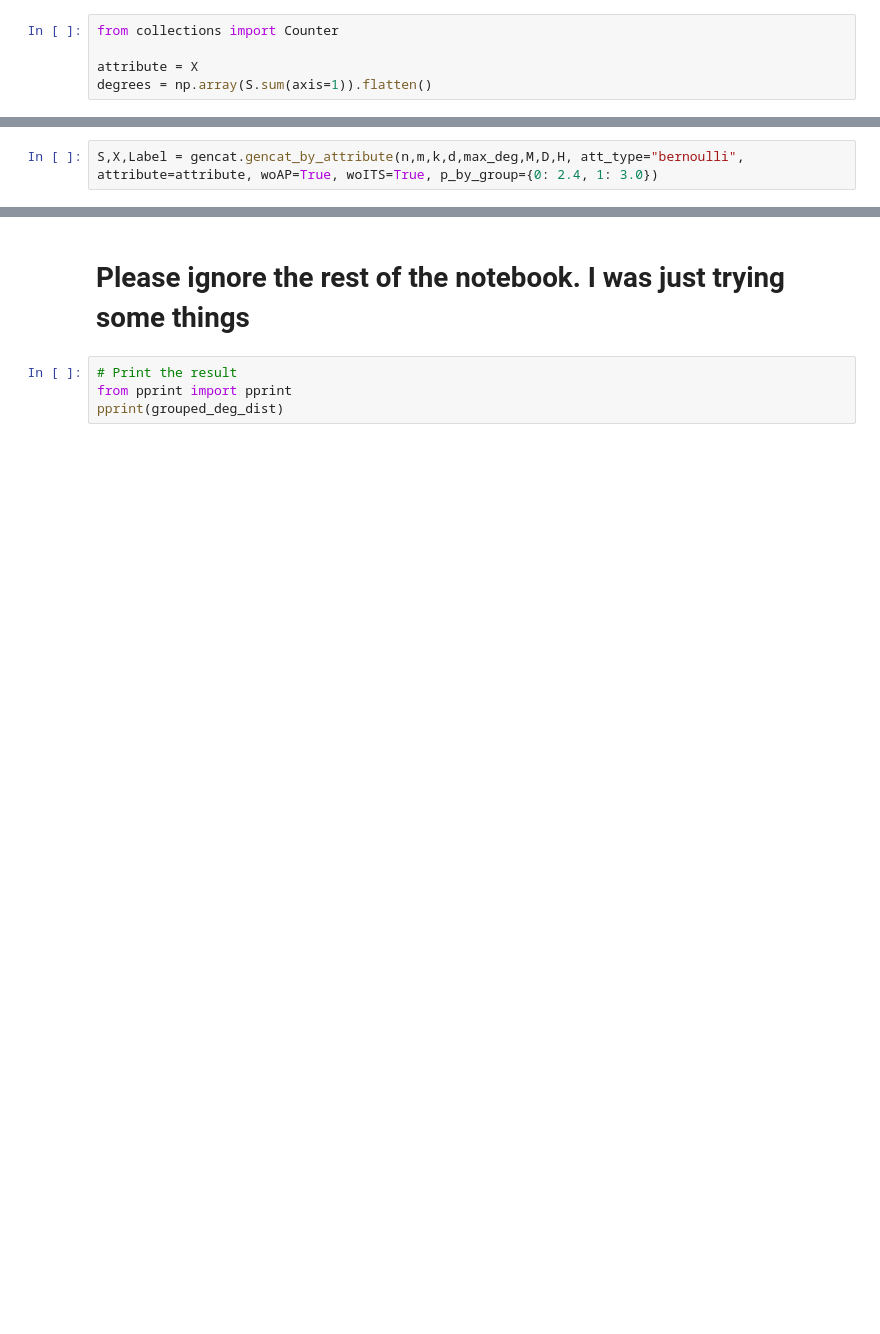
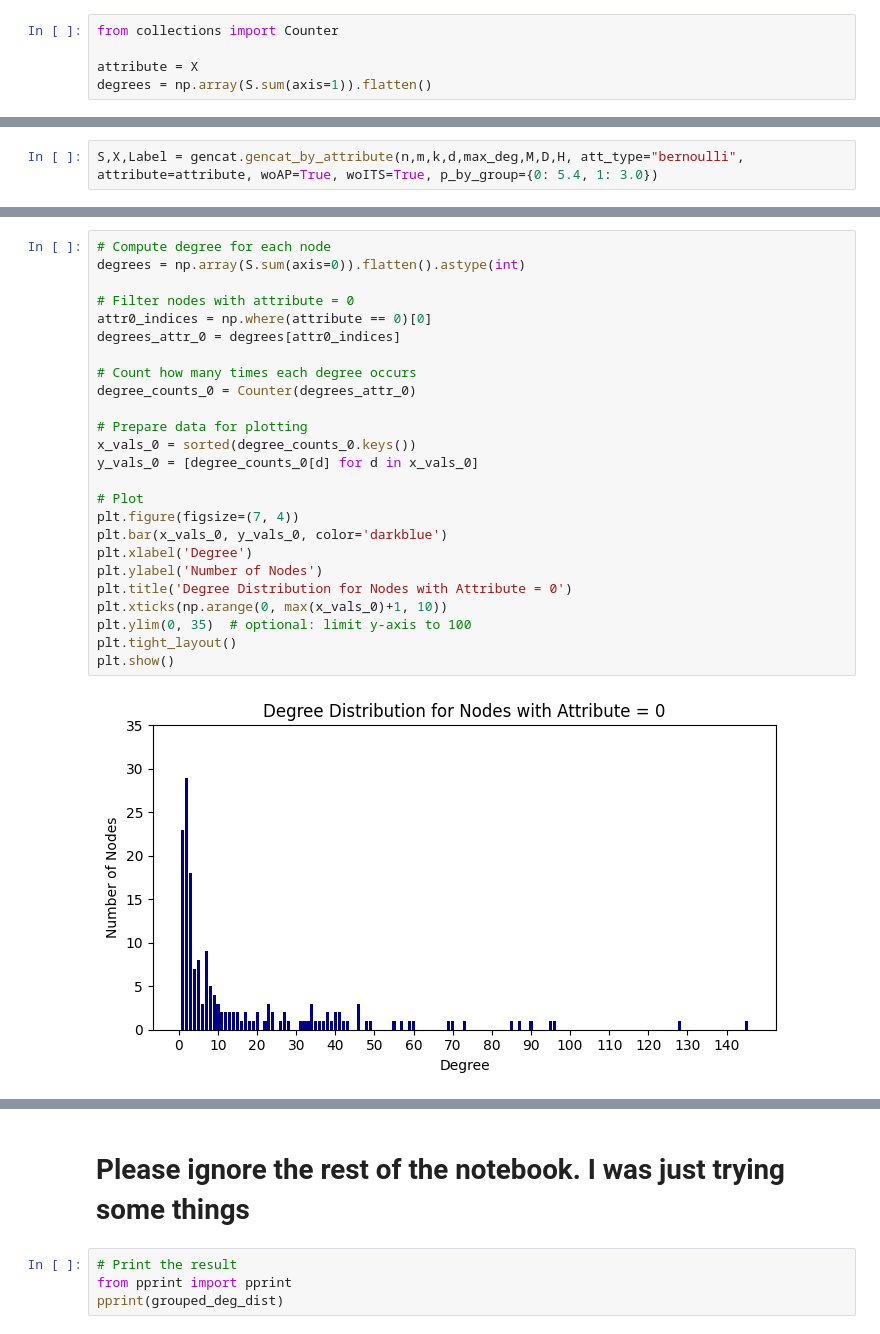
Before and after one commit to skas08/faircat, a Jupyter notebook: generation_degrees.ipynb, the cells around one changed output, grey strips where cells are left out. Cells and saved outputs as stored; diff of their text form; blank space fills up the shorter version.

```diff
--- a/generation_degrees.ipynb
+++ b/generation_degrees.ipynb
@@ -203,3 +200,3 @@ print(theta)
 # %%
-S,X,Label = gencat.gencat_by_attribute(n,m,k,d,max_deg,M,D,H, att_type="bernoulli", attribute=attribute, woAP=True, woITS=True, p_by_group={0: 2.4, 1: 3.0})
+S,X,Label = gencat.gencat_by_attribute(n,m,k,d,max_deg,M,D,H, att_type="bernoulli", attribute=attribute, woAP=True, woITS=True, p_by_group={0: 5.4, 1: 3.0})
 # %% [output]
@@ -214,0 +220,27 @@ IndexError: list index out of range
+# %%
+# Compute degree for each node
+degrees = np.array(S.sum(axis=0)).flatten().astype(int)
+
+# Filter nodes with attribute = 0
+attr0_indices = np.where(attribute == 0)[0]
+degrees_attr_0 = degrees[attr0_indices]
+
+# Count how many times each degree occurs
+degree_counts_0 = Counter(degrees_attr_0)
+
+# Prepare data for plotting
+x_vals_0 = sorted(degree_counts_0.keys())
+y_vals_0 = [degree_counts_0[d] for d in x_vals_0]
+
+# Plot
+plt.figure(figsize=(7, 4))
+plt.bar(x_vals_0, y_vals_0, color='darkblue')
+plt.xlabel('Degree')
+plt.ylabel('Number of Nodes')
+plt.title('Degree Distribution for Nodes with Attribute = 0')
+plt.xticks(np.arange(0, max(x_vals_0)+1, 10))
+plt.ylim(0, 35)  # optional: limit y-axis to 100
+plt.tight_layout()
+plt.show()
+# %% [output]
+[figure, added]
```
Also changed, not shown: parts of 19 cells of this notebook, 1 other file.
